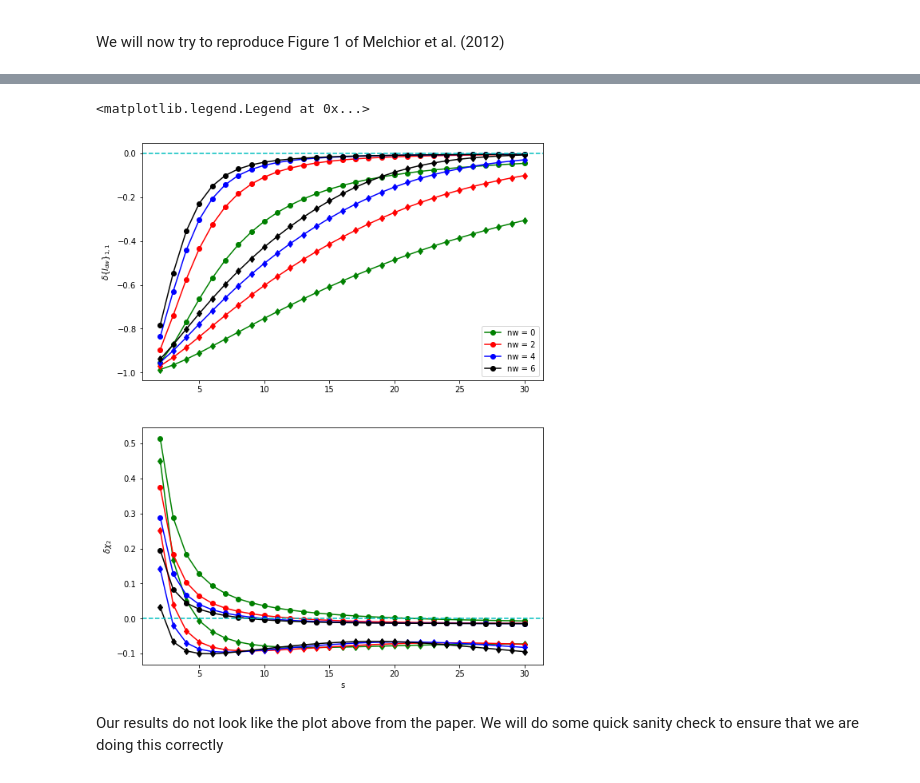
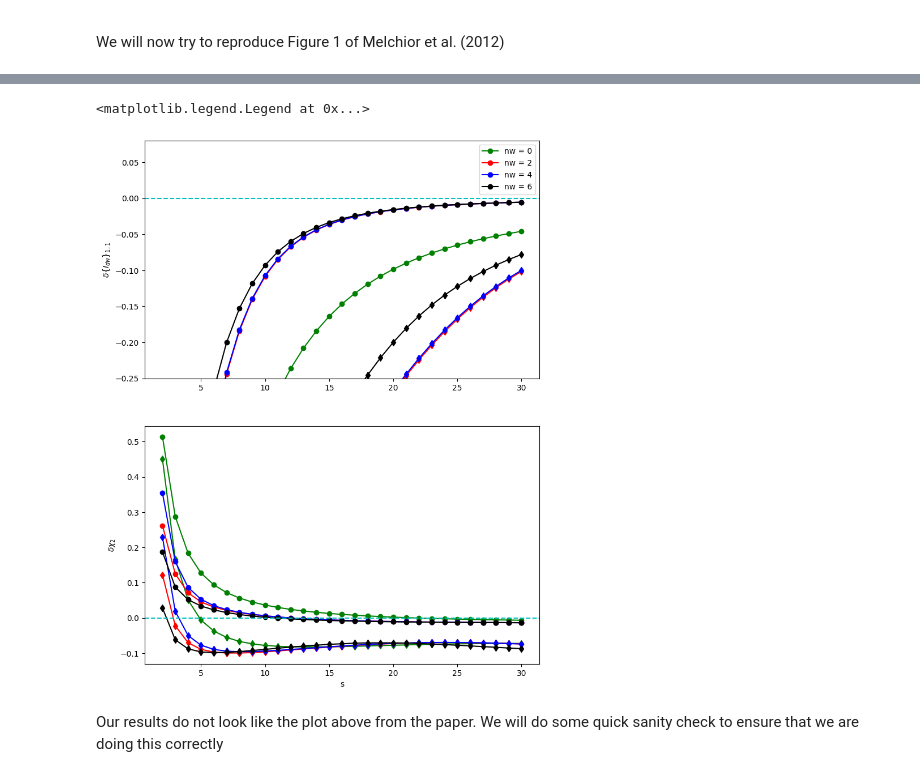
Before and after one commit to arunkannawadi/deimos, a Jupyter notebook: explore_deimos.ipynb, the cells around one changed output, grey strips where cells are left out. Drawn from its saved outputs; the diff is of its cells as text; code cells hidden in the pictures.

```diff
--- a/explore_deimos.ipynb
+++ b/explore_deimos.ipynb
@@ -67,7 +111,7 @@ S = np.linspace(2,30,29) ## units of arcsec
 lines = ["#s idx nw0 nw2 nw4 nw6\n"]
 idx11 = doublet_to_singlet(1,1)
 dat1, dat2 = np.zeros((2*len(S), 6)), np.zeros((2*len(S),6))
-kmax = (6+3)*(6+4)/2
+kmax = (6+3)*(6+4)//2
 psf_moments, gal1_moments, gal4_moments = np.zeros(kmax), np.zeros(kmax), np.zeros(kmax)
 for sidx, s in enumerate(S):
     ## If we go by coordinate transformation of Eq. 13, then this is how the invariant size is defined.
@@ -81,7 +125,7 @@ for sidx, s in enumerate(S):
     weight_psf = get_weight_image(psf_grid, s_psf, 0.05, 0.05)
     weight1 = get_weight_image(gal1_grid, s1, hsm1.observed_shape.g1, hsm1.observed_shape.g2)
     weight4 = get_weight_image(gal4_grid, s4, hsm4.observed_shape.g1, hsm4.observed_shape.g2)
-    for k in xrange(kmax):
+    for k in range(kmax):
         m,n = singlet_to_doublet(k)
         psf_moments[k] = measure_moments(m,n,img_psf,psf_grid,weight=weight_psf)
         gal1_moments[k] = measure_moments(m,n,img1,gal1_grid,weight=weight1)
@@ -97,19 +141,21 @@ for sidx, s in enumerate(S):
     dat2[2*sidx][1] = 1; dat2[2*sidx+1][1] = 4
 
     for nw in [0,2,4,6]:
-        kmax = (nw+3)*(nw+4)/2
+        kmax = (nw+3)*(nw+4)//2
         deweighted_psf_moments = np.dot(DW_psf[:,:kmax], psf_moments[:kmax])
         deweighted_img1_moments = np.dot(DW1[:,:kmax], gal1_moments[:kmax])
         deweighted_img4_moments = np.dot(DW4[:,:kmax], gal4_moments[:kmax])
 
-        dat1[2*sidx, 2+nw/2] = deweighted_img1_moments[idx11]#/deweighted_img1_moments[0]
-        dat1[2*sidx+1, 2+nw/2] = deweighted_img4_moments[idx11]#/deweighted_img4_moments[0]
+        index = 2 + nw // 2
+
+        dat1[2 * sidx, index] = deweighted_img1_moments[idx11]
+        dat1[2 * sidx + 1, index] = deweighted_img4_moments[idx11]
 
         psf_corr_moments1 = psf_correction(deweighted_img1_moments, deweighted_psf_moments)
         psf_corr_moments4 = psf_correction(deweighted_img4_moments, deweighted_psf_moments)
 
-        dat2[2*sidx, 2+nw/2] = moments_to_ellipticity(psf_corr_moments1,etype='chi')[1]
-        dat2[2*sidx+1, 2+nw/2] = moments_to_ellipticity(psf_corr_moments4,etype='chi')[1]
+        dat2[2 * sidx, index] = moments_to_ellipticity(psf_corr_moments1,etype='chi')[1]
+        dat2[2 * sidx+1, index] = moments_to_ellipticity(psf_corr_moments4,etype='chi')[1]
 
 unweighted_img1_moment = measure_moments(1,1,img1,gal1_grid,weight=1.)
 unweighted_img4_moment = measure_moments(1,1,img4,gal4_grid,weight=1.)
@@ -116,25 +180,28 @@ unweighted_img4_moment = measure_moments(1,1,img4,gal4_grid,weight=1.)
 # %%
 ## Make the plot
 fig, ax = plt.subplots(2)
 fig.set_size_inches([9,12])
-colors = ['g','r','b','k']
+nw_values = ['0','2','4','6']
 g2 = galsim.Shear(g1=0.1,g2=0.4).e2
-for nw in [0,2,4,6]:
-    ax[0].plot(S,(dat1[dat1[:,1]==1, 2+nw/2]/unweighted_img1_moment-1),'o-',color=colors[nw/2],label='nw = %d' %(nw))
-    ax[0].plot(S,(dat1[dat1[:,1]==4, 2+nw/2]/unweighted_img4_moment-1),'d-',color=colors[nw/2])
-    ax[1].plot(S, (dat2[dat2[:,1]==1, 2+nw/2]/g2-1), 'o-', color=colors[nw/2], label='nw = %d' % (nw))
-    ax[1].plot(S, (dat2[dat2[:,1]==4, 2+nw/2]/g2-1), 'd-', color=colors[nw/2])
+for nw, color in zip(nw_values, colors):
+    identifier_columns = 2
+    index = nw_values.index(nw) + identifier_columns
+    ax[0].plot(S, (dat1[dat1[:, 1] == 1, index] / unweighted_img1_moment - 1), 'o-', color=color, label=f'nw = {nw}')
+    ax[0].plot(S, (dat1[dat1[:, 1] == 4, index] / unweighted_img4_moment - 1), 'd-', color=color)
+    ax[1].plot(S, (dat2[dat2[:, 1] == 1, index] / g2 - 1), 'o-', color=color, label=f'nw = {nw}')
+    ax[1].plot(S, (dat2[dat2[:, 1] == 4, index] / g2 - 1), 'd-', color=color)
+
 
 ax[1].set_xlabel('s')
 ax[0].set_ylabel(r'$\delta\{I_{dw}\}_{1,1}$')
 ax[1].set_ylabel(r'$\delta \chi_2$')
 ax[0].axhline(0.0,color='c',ls='--')
 ax[1].axhline(0.0,color='c',ls='--')
-#ax[0].set_ylim([-0.3,0.01])
+ax[0].set_ylim([-0.25,0.08])
 ax[0].legend(loc='best')
 # %% [output]
 <matplotlib.legend.Legend at 0x...>
-[figure, old version]
+[figure, new version]
 # %% [markdown]
 Our results do not look like the plot above from the paper. We will do some quick sanity check to ensure that we are doing this correctly
 
```
Also changed, not shown: parts of 20 cells of this notebook.
